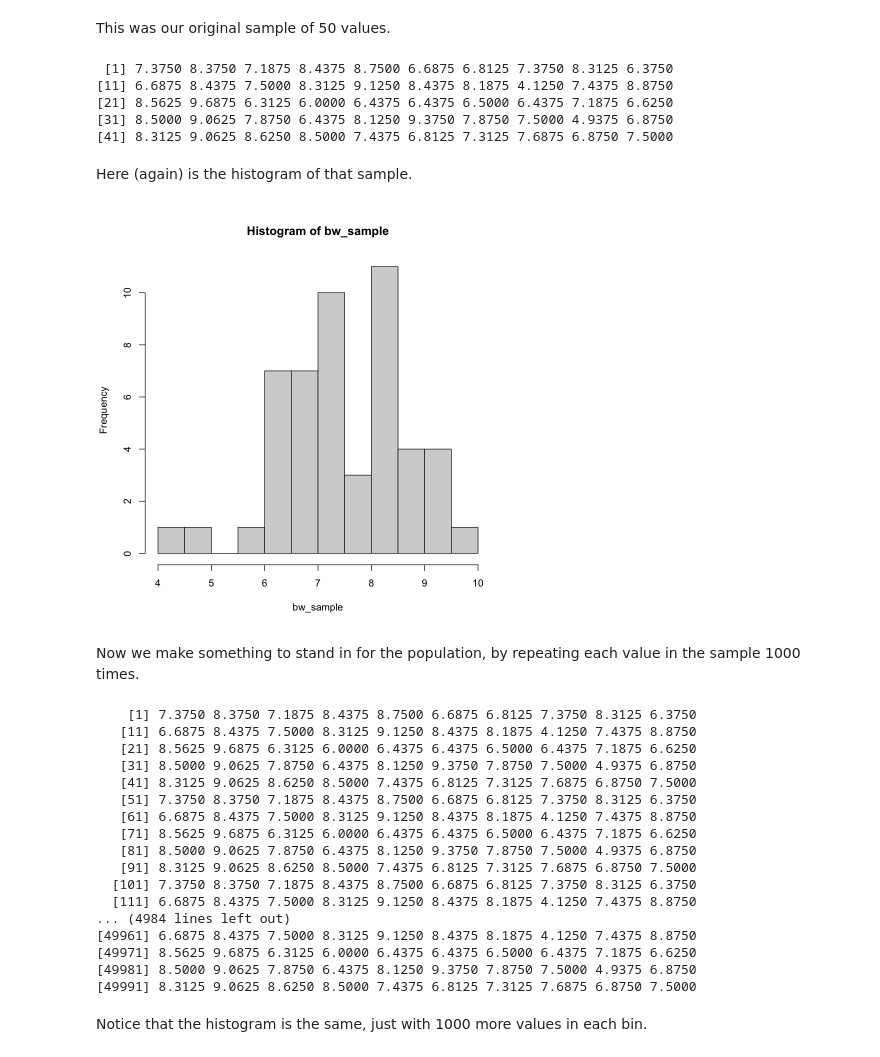
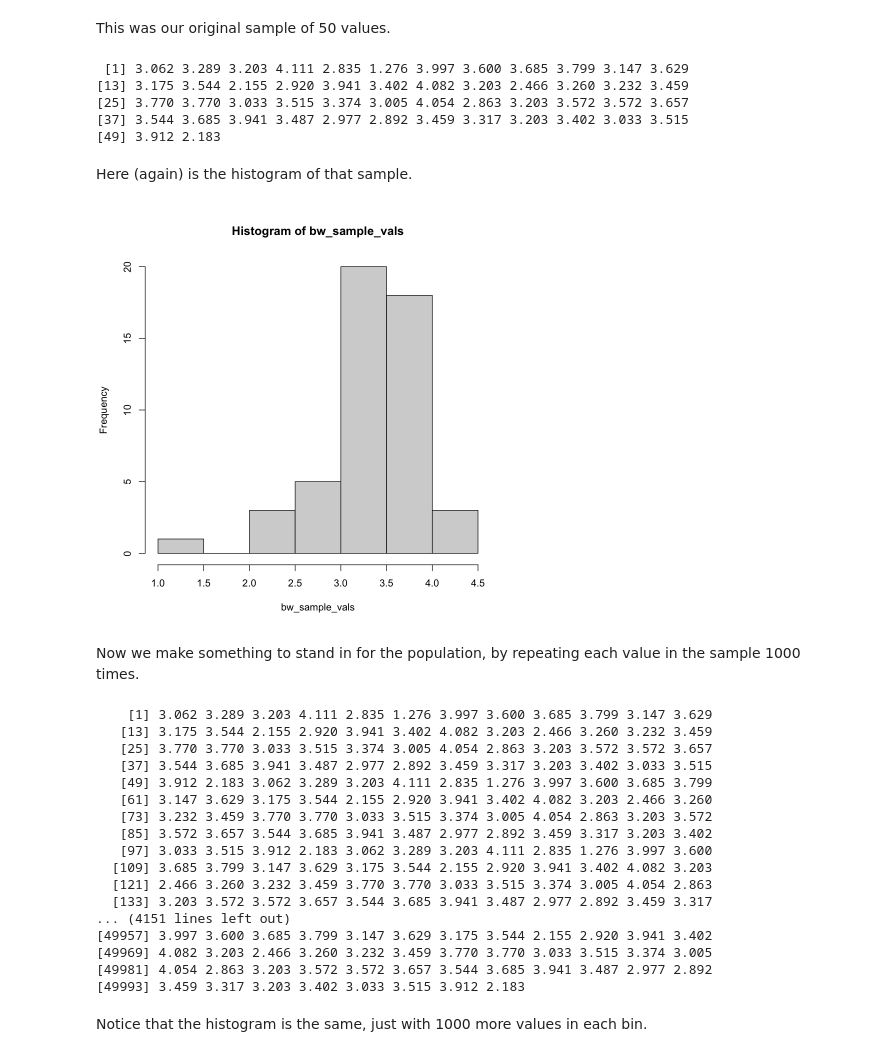
Before and after one commit to matthew-brett/confidence-intervals, a Jupyter notebook: confidence_intervals.ipynb, the cells around one changed output. Saved outputs shown, nothing was run; the diff lists cells and outputs as text; code cells hidden in the pictures.

```diff
--- a/confidence_intervals.ipynb
+++ b/confidence_intervals.ipynb
@@ -30,0 +36,4 @@ But - we don't know anything about this population yet.  All we have is a single
+# %%
+# A random sample of birthweights that someone has taken for us.
+bw_sample_vals = read.csv('data/nc_birth_weights_sample.csv')[['birth_weight']]
+bw_sample_vals
@@ -226,42 +244,42 @@ rep(c(1, 2, 3), 10)
 # %% [markdown]
 This was our original sample of 50 values.
 # %%
-bw_sample
+bw_sample_vals
 # %% [output]
- [1] 7.3750 8.3750 7.1875 8.4375 8.7500 6.6875 6.8125 7.3750 8.3125 6.3750
-[11] 6.6875 8.4375 7.5000 8.3125 9.1250 8.4375 8.1875 4.1250 7.4375 8.8750
-[21] 8.5625 9.6875 6.3125 6.0000 6.4375 6.4375 6.5000 6.4375 7.1875 6.6250
-[31] 8.5000 9.0625 7.8750 6.4375 8.1250 9.3750 7.8750 7.5000 4.9375 6.8750
-[41] 8.3125 9.0625 8.6250 8.5000 7.4375 6.8125 7.3125 7.6875 6.8750 7.5000
+ [1] 3.062 3.289 3.203 4.111 2.835 1.276 3.997 3.600 3.685 3.799 3.147 3.629
+[13] 3.175 3.544 2.155 2.920 3.941 3.402 4.082 3.203 2.466 3.260 3.232 3.459
+[25] 3.770 3.770 3.033 3.515 3.374 3.005 4.054 2.863 3.203 3.572 3.572 3.657
+[37] 3.544 3.685 3.941 3.487 2.977 2.892 3.459 3.317 3.203 3.402 3.033 3.515
+[49] 3.912 2.183
 # %% [markdown]
 Here (again) is the histogram of that sample.
 # %%
-hist(bw_sample, breaks=10)
+hist(bw_sample_vals, breaks=10)
 # %% [output]
-[figure, old version]
+[figure, new version]
 # %% [markdown]
 Now we make something to stand in for the population, by repeating each value in the sample 1000 times.
 # %%
-fake_population <- rep(bw_sample, 1000)
+fake_population <- rep(bw_sample_vals, 1000)
 fake_population
 # %% [output]
-    [1] 7.3750 8.3750 7.1875 8.4375 8.7500 6.6875 6.8125 7.3750 8.3125 6.3750
-   [11] 6.6875 8.4375 7.5000 8.3125 9.1250 8.4375 8.1875 4.1250 7.4375 8.8750
-   [21] 8.5625 9.6875 6.3125 6.0000 6.4375 6.4375 6.5000 6.4375 7.1875 6.6250
-   [31] 8.5000 9.0625 7.8750 6.4375 8.1250 9.3750 7.8750 7.5000 4.9375 6.8750
-   [41] 8.3125 9.0625 8.6250 8.5000 7.4375 6.8125 7.3125 7.6875 6.8750 7.5000
-   [51] 7.3750 8.3750 7.1875 8.4375 8.7500 6.6875 6.8125 7.3750 8.3125 6.3750
-   [61] 6.6875 8.4375 7.5000 8.3125 9.1250 8.4375 8.1875 4.1250 7.4375 8.8750
-   [71] 8.5625 9.6875 6.3125 6.0000 6.4375 6.4375 6.5000 6.4375 7.1875 6.6250
-   [81] 8.5000 9.0625 7.8750 6.4375 8.1250 9.3750 7.8750 7.5000 4.9375 6.8750
-   [91] 8.3125 9.0625 8.6250 8.5000 7.4375 6.8125 7.3125 7.6875 6.8750 7.5000
-  [101] 7.3750 8.3750 7.1875 8.4375 8.7500 6.6875 6.8125 7.3750 8.3125 6.3750
-  [111] 6.6875 8.4375 7.5000 8.3125 9.1250 8.4375 8.1875 4.1250 7.4375 8.8750
-... (4984 lines left out)
-[49961] 6.6875 8.4375 7.5000 8.3125 9.1250 8.4375 8.1875 4.1250 7.4375 8.8750
-[49971] 8.5625 9.6875 6.3125 6.0000 6.4375 6.4375 6.5000 6.4375 7.1875 6.6250
-[49981] 8.5000 9.0625 7.8750 6.4375 8.1250 9.3750 7.8750 7.5000 4.9375 6.8750
-[49991] 8.3125 9.0625 8.6250 8.5000 7.4375 6.8125 7.3125 7.6875 6.8750 7.5000
+    [1] 3.062 3.289 3.203 4.111 2.835 1.276 3.997 3.600 3.685 3.799 3.147 3.629
+   [13] 3.175 3.544 2.155 2.920 3.941 3.402 4.082 3.203 2.466 3.260 3.232 3.459
+   [25] 3.770 3.770 3.033 3.515 3.374 3.005 4.054 2.863 3.203 3.572 3.572 3.657
+   [37] 3.544 3.685 3.941 3.487 2.977 2.892 3.459 3.317 3.203 3.402 3.033 3.515
+   [49] 3.912 2.183 3.062 3.289 3.203 4.111 2.835 1.276 3.997 3.600 3.685 3.799
+   [61] 3.147 3.629 3.175 3.544 2.155 2.920 3.941 3.402 4.082 3.203 2.466 3.260
+   [73] 3.232 3.459 3.770 3.770 3.033 3.515 3.374 3.005 4.054 2.863 3.203 3.572
+   [85] 3.572 3.657 3.544 3.685 3.941 3.487 2.977 2.892 3.459 3.317 3.203 3.402
+   [97] 3.033 3.515 3.912 2.183 3.062 3.289 3.203 4.111 2.835 1.276 3.997 3.600
+  [109] 3.685 3.799 3.147 3.629 3.175 3.544 2.155 2.920 3.941 3.402 4.082 3.203
+  [121] 2.466 3.260 3.232 3.459 3.770 3.770 3.033 3.515 3.374 3.005 4.054 2.863
+  [133] 3.203 3.572 3.572 3.657 3.544 3.685 3.941 3.487 2.977 2.892 3.459 3.317
+... (4151 lines left out)
+[49957] 3.997 3.600 3.685 3.799 3.147 3.629 3.175 3.544 2.155 2.920 3.941 3.402
+[49969] 4.082 3.203 2.466 3.260 3.232 3.459 3.770 3.770 3.033 3.515 3.374 3.005
+[49981] 4.054 2.863 3.203 3.572 3.572 3.657 3.544 3.685 3.941 3.487 2.977 2.892
+[49993] 3.459 3.317 3.203 3.402 3.033 3.515 3.912 2.183
 # %% [markdown]
 Notice that the histogram is the same, just with 1000 more values in each bin.
 # %%
```
Also changed, not shown: parts of 32 cells of this notebook, 5 other files.
